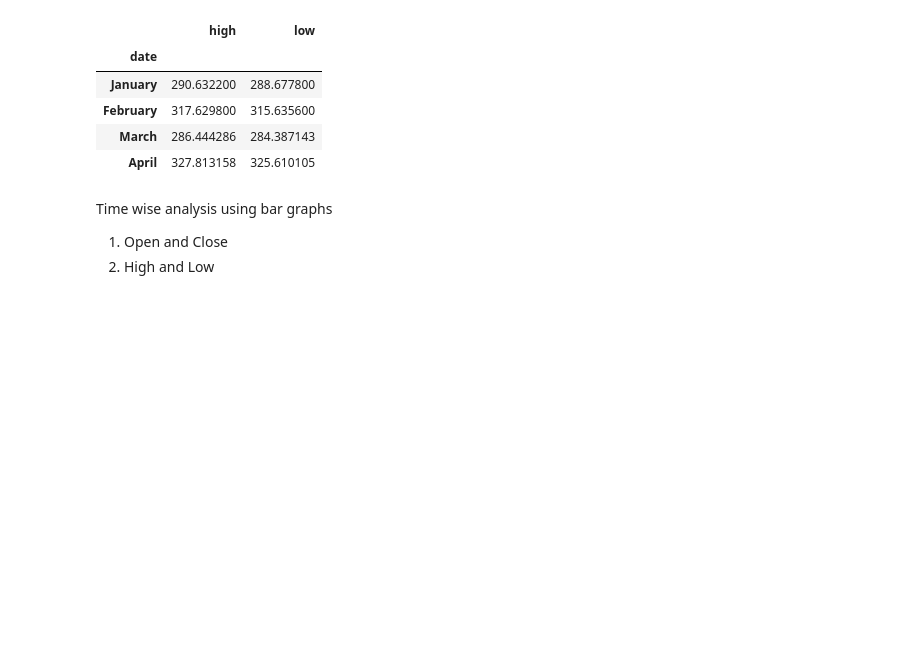
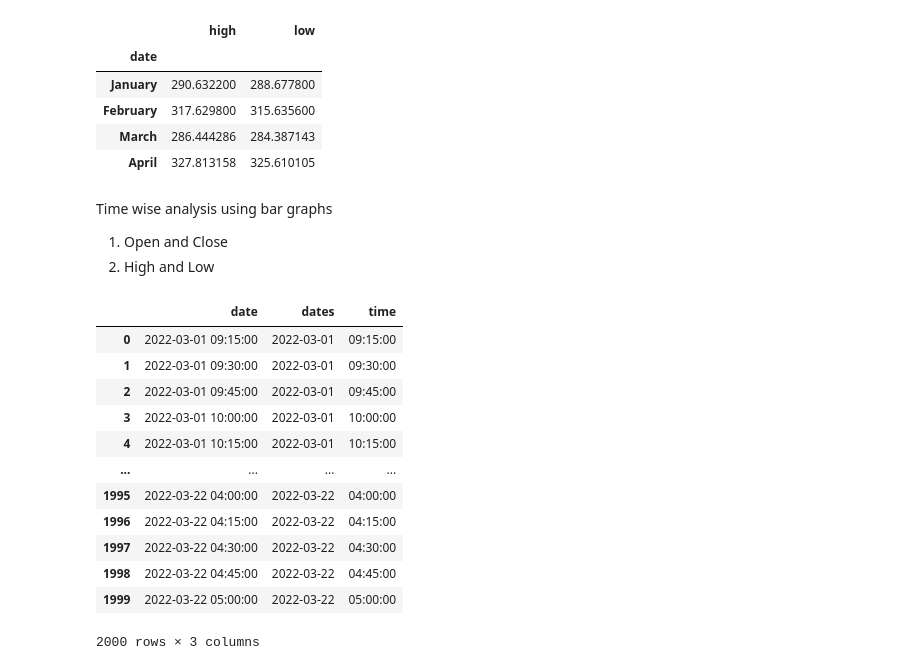
Before and after one commit to anjaliagarwal152615/stock_pred, a Jupyter notebook: stock_prediction.ipynb, the cells around one changed output. Saved outputs shown, nothing was run; the diff lists cells and outputs as text; code cells hidden in the pictures; blank space fills up the shorter version.

```diff
--- a/stock_prediction.ipynb
+++ b/stock_prediction.ipynb
@@ -136,0 +144,16 @@ Time wise analysis using bar graphs
+# %%
+data
+# %% [output]
+|  | date | dates | time |
+| 0 | 2022-03-01 09:15:00 | 2022-03-01 | 09:15:00 |
+| 1 | 2022-03-01 09:30:00 | 2022-03-01 | 09:30:00 |
+| 2 | 2022-03-01 09:45:00 | 2022-03-01 | 09:45:00 |
+| 3 | 2022-03-01 10:00:00 | 2022-03-01 | 10:00:00 |
+| 4 | 2022-03-01 10:15:00 | 2022-03-01 | 10:15:00 |
+| ... | ... | ... | ... |
+| 1995 | 2022-03-22 04:00:00 | 2022-03-22 | 04:00:00 |
+| 1996 | 2022-03-22 04:15:00 | 2022-03-22 | 04:15:00 |
+| 1997 | 2022-03-22 04:30:00 | 2022-03-22 | 04:30:00 |
+| 1998 | 2022-03-22 04:45:00 | 2022-03-22 | 04:45:00 |
+| 1999 | 2022-03-22 05:00:00 | 2022-03-22 | 05:00:00 |
+2000 rows × 3 columns
```
Also changed, not shown: parts of 9 cells of this notebook.
